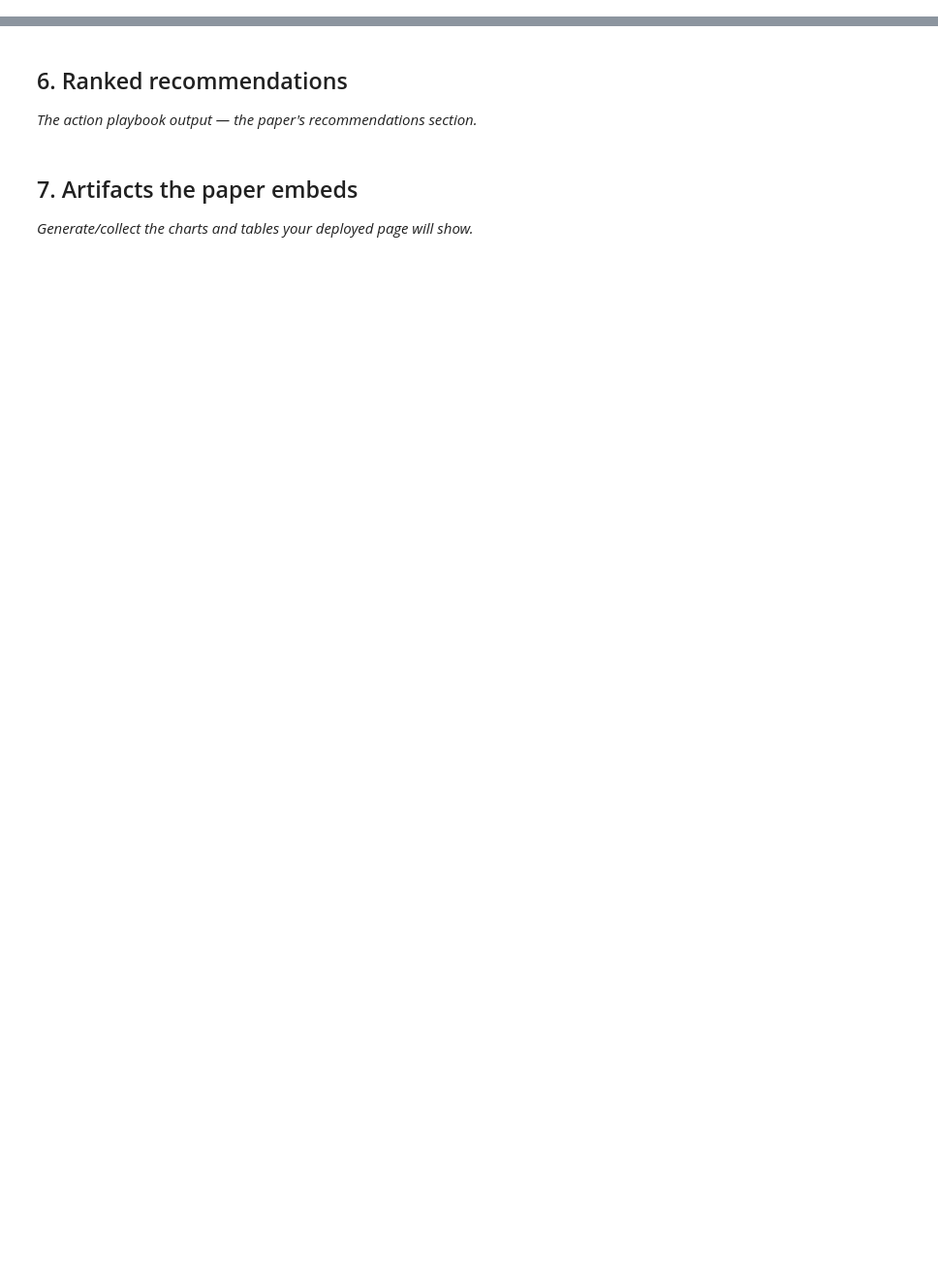
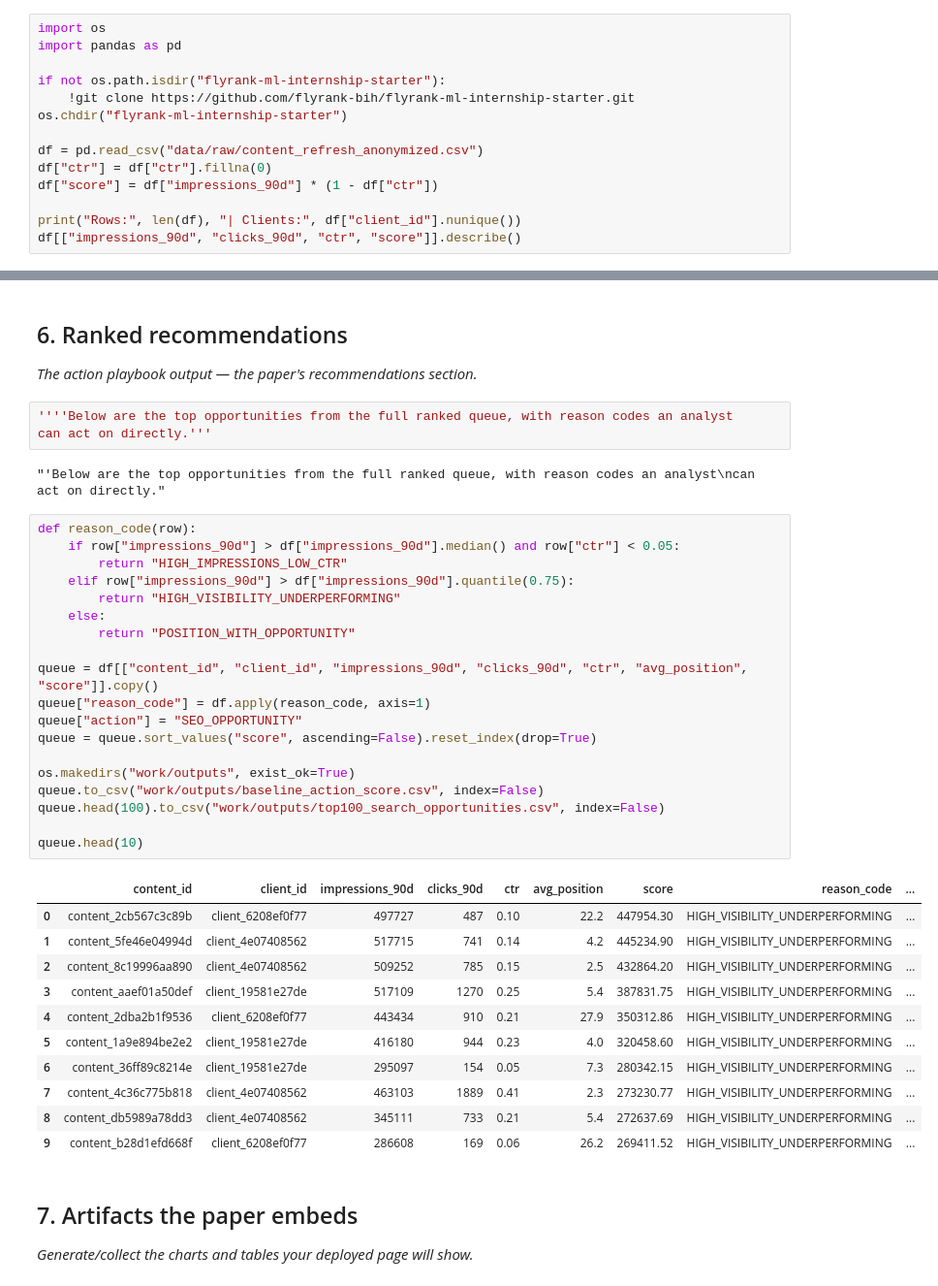
Before and after one commit to nabtahilrehman/Nabtahil-flyrank-internship, a Jupyter notebook: work/notebooks/capstone.ipynb, the cells around one changed output, grey strips where cells are left out. Shown at 97% size. Drawn from its saved outputs; the diff is of its cells as text; blank space fills up the shorter version.

```diff
--- a/work/notebooks/capstone.ipynb
+++ b/work/notebooks/capstone.ipynb
@@ -16,0 +52,14 @@ This skeleton is yours to fill. Work the sections **in order** — each one has
+# %%
+import os
+import pandas as pd
+
+if not os.path.isdir("flyrank-ml-internship-starter"):
+    !git clone https://github.com/flyrank-bih/flyrank-ml-internship-starter.git
+os.chdir("flyrank-ml-internship-starter")
+
+df = pd.read_csv("data/raw/content_refresh_anonymized.csv")
+df["ctr"] = df["ctr"].fillna(0)
+df["score"] = df["impressions_90d"] * (1 - df["ctr"])
+
+print("Rows:", len(df), "| Clients:", df["client_id"].nunique())
+df[["impressions_90d", "clicks_90d", "ctr", "score"]].describe()
@@ -30,6 +188,42 @@ This skeleton is yours to fill. Work the sections **in order** — each one has
 ## 6. Ranked recommendations
 
 *The action playbook output — the paper's recommendations section.*
+# %%
+''''Below are the top opportunities from the full ranked queue, with reason codes an analyst
+can act on directly.'''
+# %% [output]
+"'Below are the top opportunities from the full ranked queue, with reason codes an analyst\ncan act on directly."
+# %%
+def reason_code(row):
+    if row["impressions_90d"] > df["impressions_90d"].median() and row["ctr"] < 0.05:
+        return "HIGH_IMPRESSIONS_LOW_CTR"
+    elif row["impressions_90d"] > df["impressions_90d"].quantile(0.75):
+        return "HIGH_VISIBILITY_UNDERPERFORMING"
+    else:
+        return "POSITION_WITH_OPPORTUNITY"
+
+queue = df[["content_id", "client_id", "impressions_90d", "clicks_90d", "ctr", "avg_position", "score"]].copy()
+queue["reason_code"] = df.apply(reason_code, axis=1)
+queue["action"] = "SEO_OPPORTUNITY"
+queue = queue.sort_values("score", ascending=False).reset_index(drop=True)
+
+os.makedirs("work/outputs", exist_ok=True)
+queue.to_csv("work/outputs/baseline_action_score.csv", index=False)
+queue.head(100).to_csv("work/outputs/top100_search_opportunities.csv", index=False)
+
+queue.head(10)
+# %% [output]
+|  | content_id | client_id | impressions_90d | clicks_90d | ctr | avg_position | score | reason_code | ... |
+| 0 | content_2cb567c3c89b | client_6208ef0f77 | 497727 | 487 | 0.10 | 22.2 | 447954.30 | HIGH_VISIBILITY_UNDERPERFORMING | ... |
+| 1 | content_5fe46e04994d | client_4e07408562 | 517715 | 741 | 0.14 | 4.2 | 445234.90 | HIGH_VISIBILITY_UNDERPERFORMING | ... |
+| 2 | content_8c19996aa890 | client_4e07408562 | 509252 | 785 | 0.15 | 2.5 | 432864.20 | HIGH_VISIBILITY_UNDERPERFORMING | ... |
+| 3 | content_aaef01a50def | client_19581e27de | 517109 | 1270 | 0.25 | 5.4 | 387831.75 | HIGH_VISIBILITY_UNDERPERFORMING | ... |
+| 4 | content_2dba2b1f9536 | client_6208ef0f77 | 443434 | 910 | 0.21 | 27.9 | 350312.86 | HIGH_VISIBILITY_UNDERPERFORMING | ... |
+| 5 | content_1a9e894be2e2 | client_19581e27de | 416180 | 944 | 0.23 | 4.0 | 320458.60 | HIGH_VISIBILITY_UNDERPERFORMING | ... |
+| 6 | content_36ff89c8214e | client_19581e27de | 295097 | 154 | 0.05 | 7.3 | 280342.15 | HIGH_VISIBILITY_UNDERPERFORMING | ... |
+| 7 | content_4c36c775b818 | client_4e07408562 | 463103 | 1889 | 0.41 | 2.3 | 273230.77 | HIGH_VISIBILITY_UNDERPERFORMING | ... |
+| 8 | content_db5989a78dd3 | client_4e07408562 | 345111 | 733 | 0.21 | 5.4 | 272637.69 | HIGH_VISIBILITY_UNDERPERFORMING | ... |
+| 9 | content_b28d1efd668f | client_6208ef0f77 | 286608 | 169 | 0.06 | 26.2 | 269411.52 | HIGH_VISIBILITY_UNDERPERFORMING | ... |
 # %% [markdown]
 ## 7. Artifacts the paper embeds
 
```
Also changed, not shown: parts of 10 cells of this notebook.
